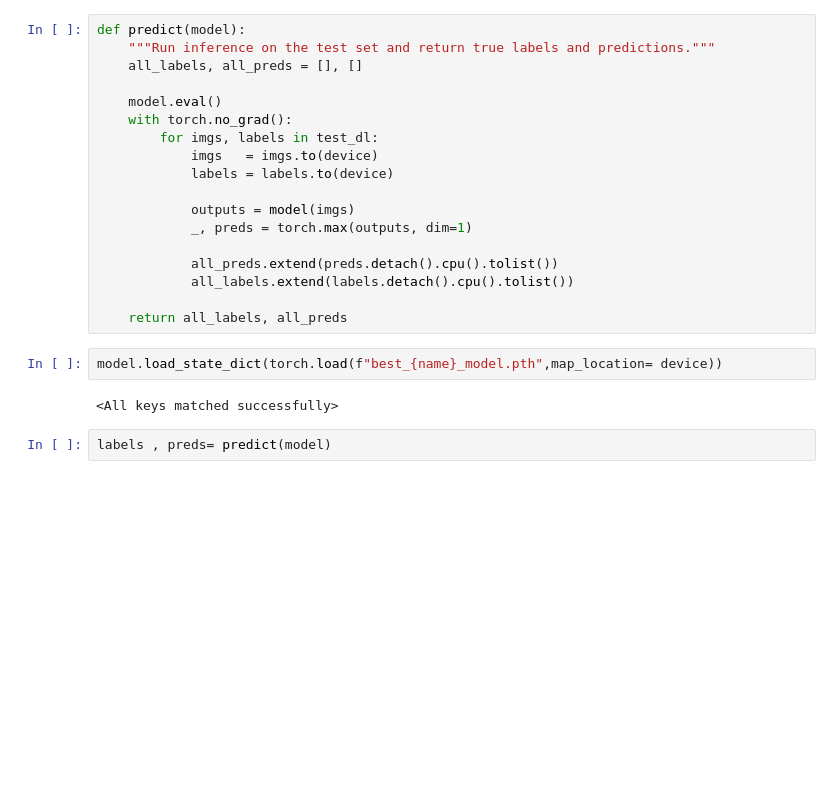
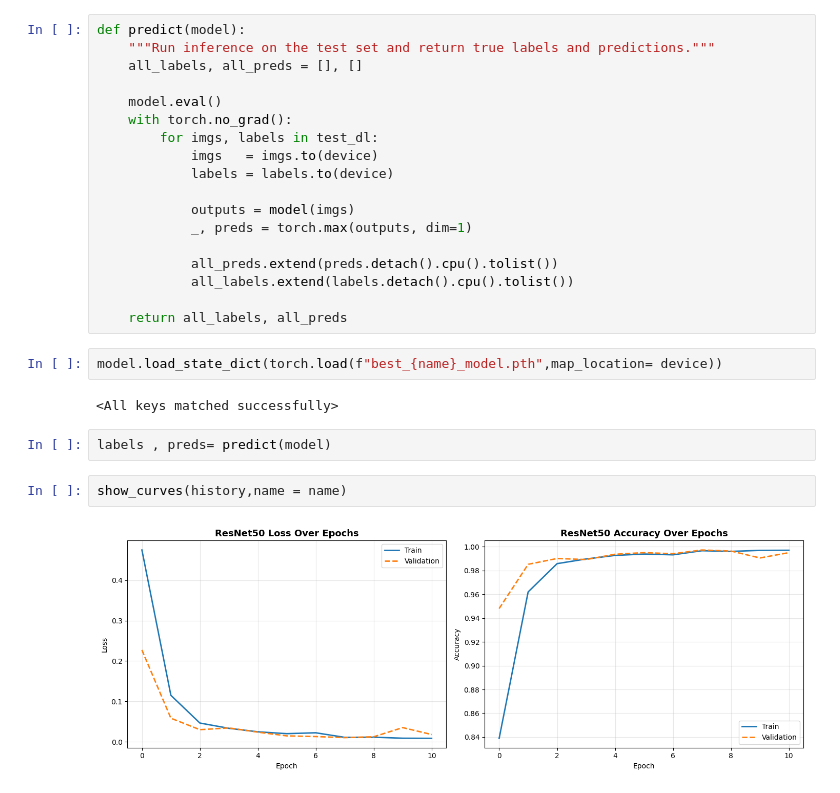
Before and after one commit to bassilarafat/drone-detection, a Jupyter notebook: Drone vs Birds Classifier/drone_vs_classifier.ipynb, the cells around one changed output. Cells and saved outputs as stored; diff of their text form; blank space fills up the shorter version.

Commit message:
feat: Show Curves plots and save it as png

```diff
--- a/Drone vs Birds Classifier/drone_vs_classifier.ipynb
+++ b/Drone vs Birds Classifier/drone_vs_classifier.ipynb
@@ -430,3 +430,7 @@ model.load_state_dict(torch.load(f"best_{name}_model.pth",map_location= device))
 <All keys matched successfully>
 # %%
 labels , preds= predict(model)
+# %%
+show_curves(history,name = name)
+# %% [output]
+[figure, added]
```
